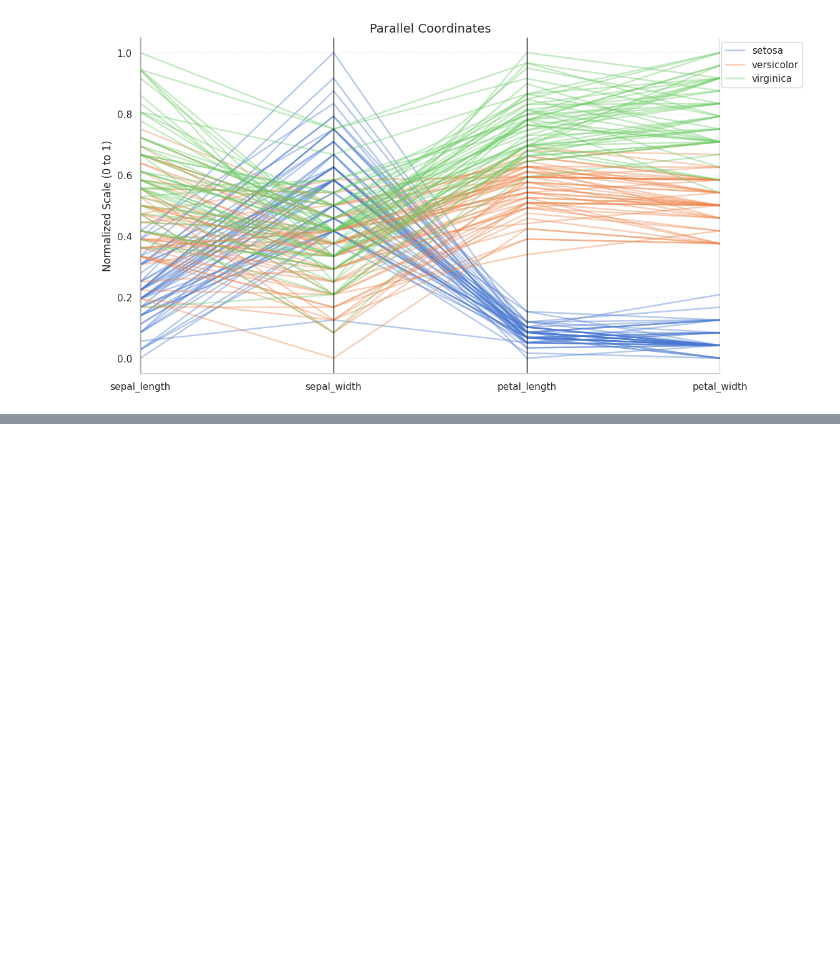
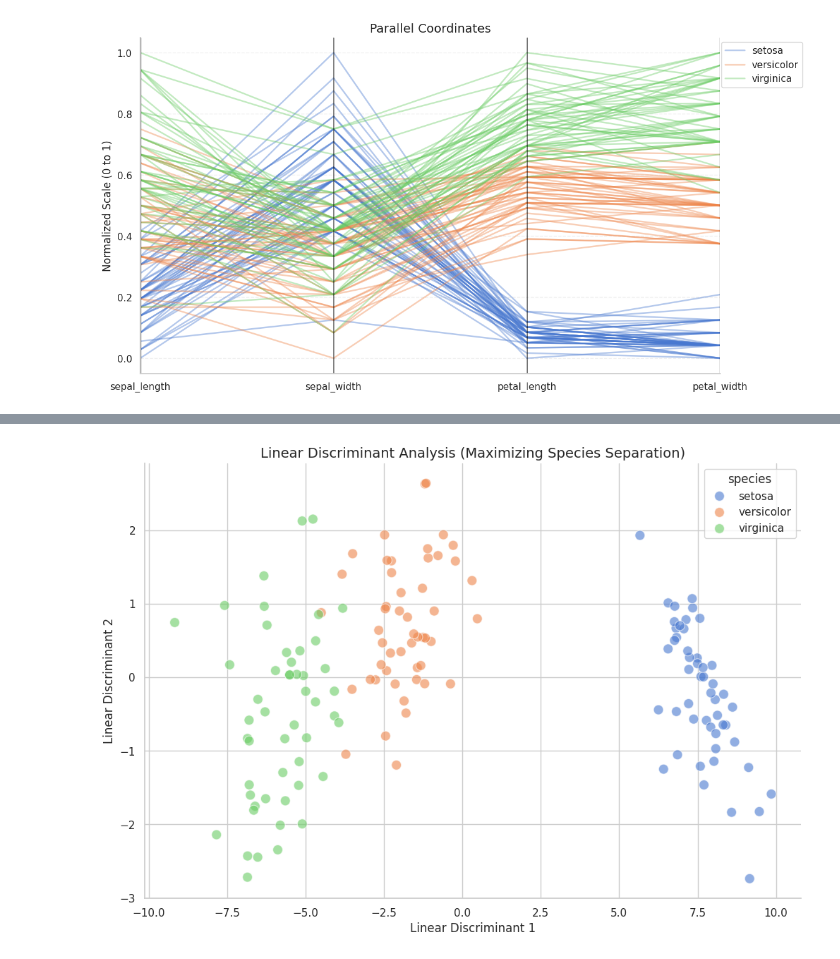
Before and after one commit to BarryS27/Iris-Data-Analysis, a Jupyter notebook: Iris_Flower.ipynb, the cells around one changed output, grey strips where cells are left out. Cells and saved outputs as stored; diff of their text form; code cells hidden in the pictures; blank space fills up the shorter version.

```diff
--- a/Iris_Flower.ipynb
+++ b/Iris_Flower.ipynb
@@ -233,0 +271,28 @@ plt.show()
+# %%
+lda = LinearDiscriminantAnalysis(n_components=2)
+lda_results = lda.fit_transform(features_scaled, df['species'])
+
+df_lda = pd.DataFrame(data=lda_results, columns=['LD1', 'LD2'])
+df_lda['species'] = df['species']
+
+plt.figure(figsize=(12, 8))
+
+sns.scatterplot(
+    data=df_lda,
+    x='LD1',
+    y='LD2',
+    hue='species',
+    palette="muted",
+    alpha=0.6,
+    s=100,
+    edgecolor='white'
+)
+
+plt.title("Linear Discriminant Analysis (Maximizing Species Separation)", fontsize=14)
+plt.xlabel("Linear Discriminant 1", fontsize=12)
+plt.ylabel("Linear Discriminant 2", fontsize=12)
+
+sns.despine()
+plt.show()
+# %% [output]
+[figure, added]
```
Also changed, not shown: parts of 3 cells of this notebook.
